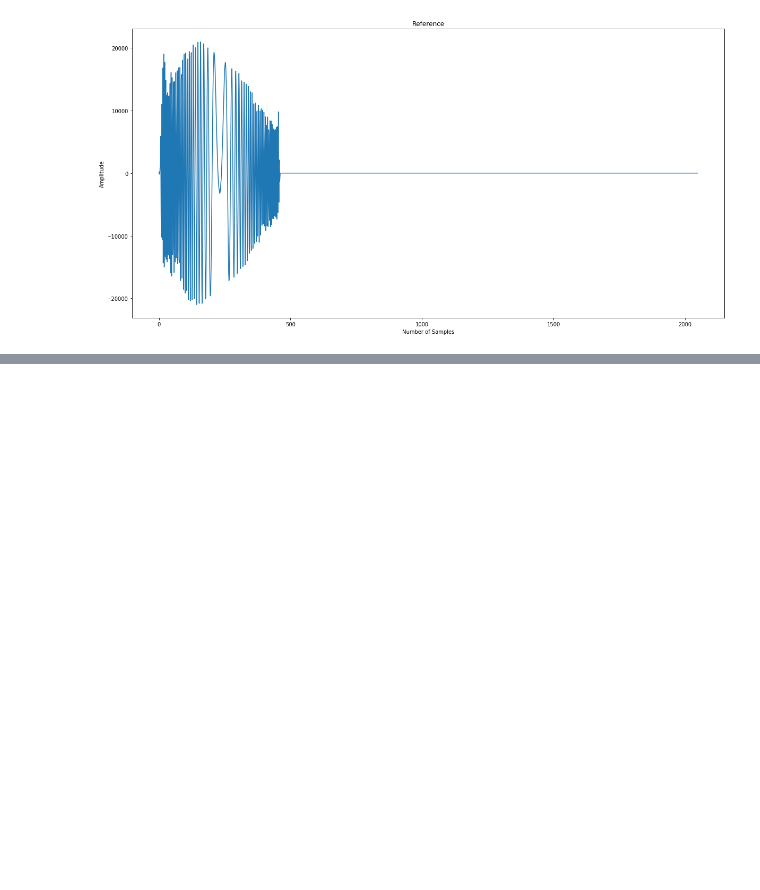
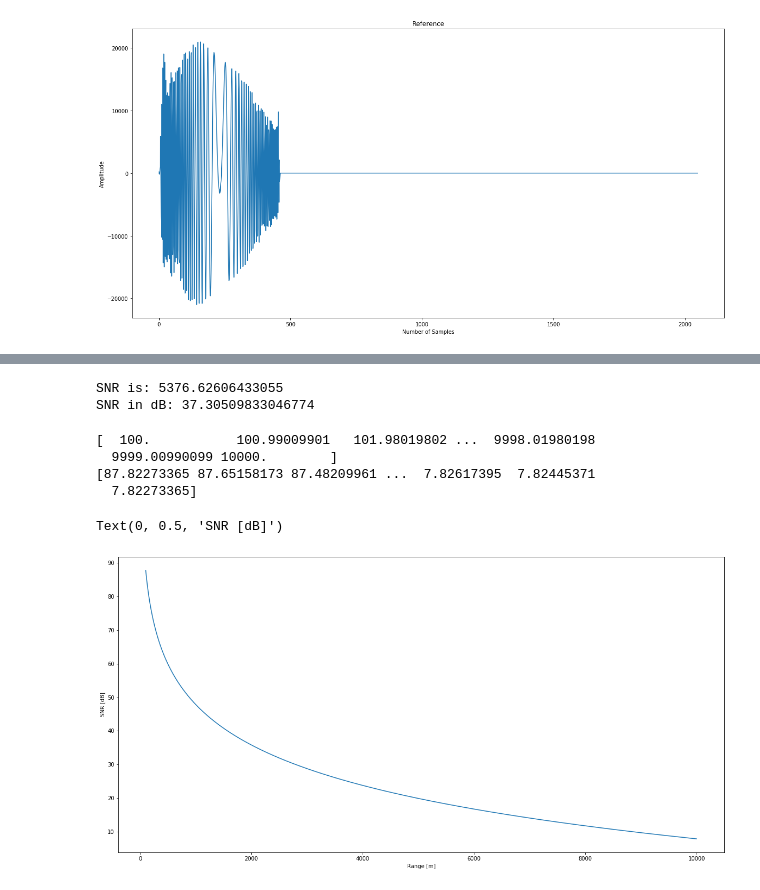
Before and after one commit to radarfundamentals/radar_course, a Jupyter notebook: Nextrad_Processing.ipynb, the cells around one changed output, grey strips where cells are left out. Drawn from its saved outputs; the diff is of its cells as text; code cells hidden in the pictures; blank space fills up the shorter version.

```diff
--- a/Nextrad_Processing.ipynb
+++ b/Nextrad_Processing.ipynb
@@ -389,0 +407,12 @@ fig2 = radar.plot_pulse_mag(PC_matrix)
+# %%
+def calc_gain(wavelength, Ae, antenna_eff):
+  gain = (4*np.pi*Ae*antenna_eff)/(wavelength**2)
+  return gain
+
+def convert_to_db(linear_unit):
+  in_dB = 10*np.log10(linear_unit)
+  return in_dB
+
+def SNR_Range_Equation(Range, P_tx, Ant_gain, wavelength, RCS, constants, Bandwidth):
+  SNR = (P_tx*Ant_gain**2*wavelength**2*RCS)/(constants*Bandwidth*Range**4)
+  return SNR
@@ -390 +462,34 @@ fig2 = radar.plot_pulse_mag(PC_matrix)
+# %%
+constants = pi_constant*T_s*k_B
+
+SNR = SNR_Range_Equation(range_to_bin, P_tx, gain_antenna, wavelength, RCS, constants, Bandwidth)
+print('SNR is:',SNR)
+
+SNR_dB = convert_to_db(SNR)
+print('SNR in dB:',SNR_dB)
+# %% [output]
+SNR is: 5376.62606433055
+SNR in dB: 37.30509833046774
+# %%
+range_array = np.linspace(100,10000,10000)
+print((range_array))
+
+SNR = np.zeros_like(range_array)
+
+for range_to in np.arange(len(range_array)):
+  SNR[range_to] = convert_to_db(SNR_Range_Equation(range_array[range_to],P_tx, gain_antenna, wavelength, RCS, constants, Bandwidth))
+
+print(SNR)
+# %% [output]
+[  100.           100.99009901   101.98019802 ...  9998.01980198
+  9999.00990099 10000.        ]
+[87.82273365 87.65158173 87.48209961 ...  7.82617395  7.82445371
+  7.82273365]
+# %%
+plt.plot(range_array, SNR)
+plt.xlabel('Range [m]')
+plt.ylabel('SNR [dB]')
+# %% [output]
+Text(0, 0.5, 'SNR [dB]')
+[figure, added]
 # %%
```
Also changed, not shown: parts of 12 cells of this notebook.
